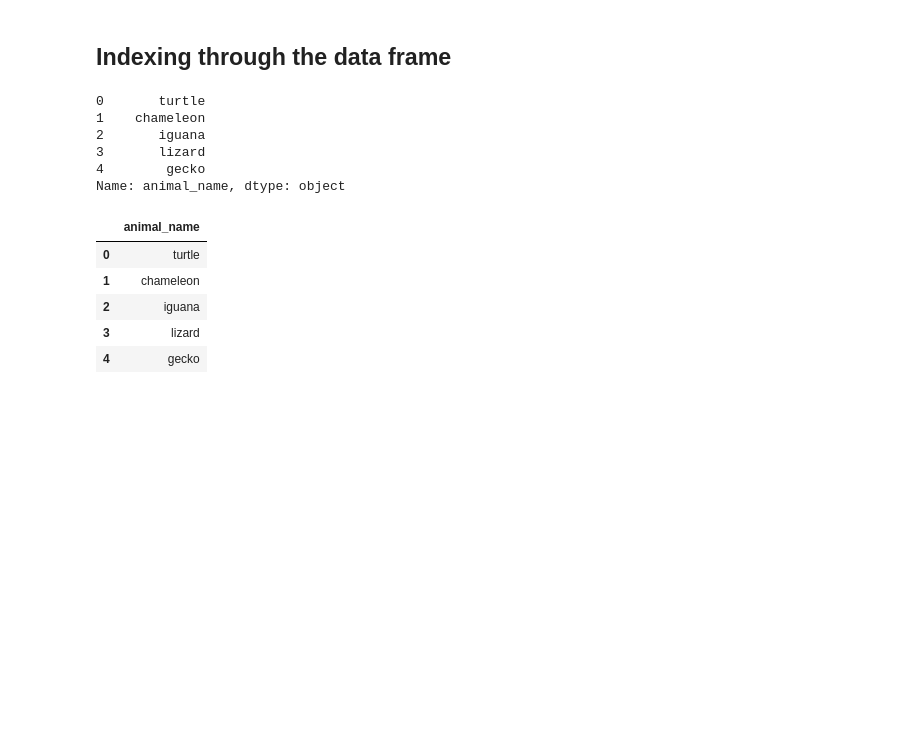
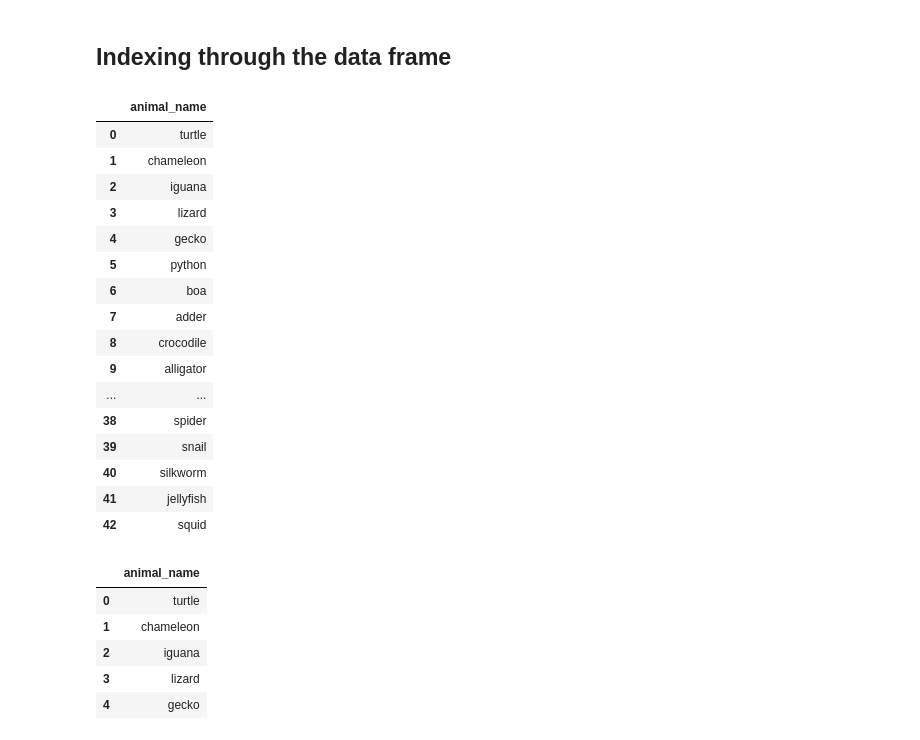
Before and after one commit to ubc-biodiversity-bioinformatics/General, a Jupyter notebook: Python_Tutorial/Python_Tutorial.ipynb, the cells around one changed output. Saved outputs shown, nothing was run; the diff lists cells and outputs as text; code cells hidden in the pictures; blank space fills up the shorter version.

```diff
--- a/Python_Tutorial/Python_Tutorial.ipynb
+++ b/Python_Tutorial/Python_Tutorial.ipynb
@@ -70,13 +91,25 @@ df_zoo.head()
 ## Indexing through the data frame
 # %%
 df_zoo["animal_name"].head()
+pd.DataFrame(df_zoo["animal_name"])
 # %% [output]
-0       turtle
-1    chameleon
-2       iguana
-3       lizard
-4        gecko
-Name: animal_name, dtype: object
+|  | animal_name |
+| 0 | turtle |
+| 1 | chameleon |
+| 2 | iguana |
+| 3 | lizard |
+| 4 | gecko |
+| 5 | python |
+| 6 | boa |
+| 7 | adder |
+| 8 | crocodile |
+| 9 | alligator |
+| ... | ... |
+| 38 | spider |
+| 39 | snail |
+| 40 | silkworm |
+| 41 | jellyfish |
+| 42 | squid |
 # %%
 df_zoo[["animal_name"]].head()
 # %% [output]
```
Also changed, not shown: parts of 4 cells of this notebook.
